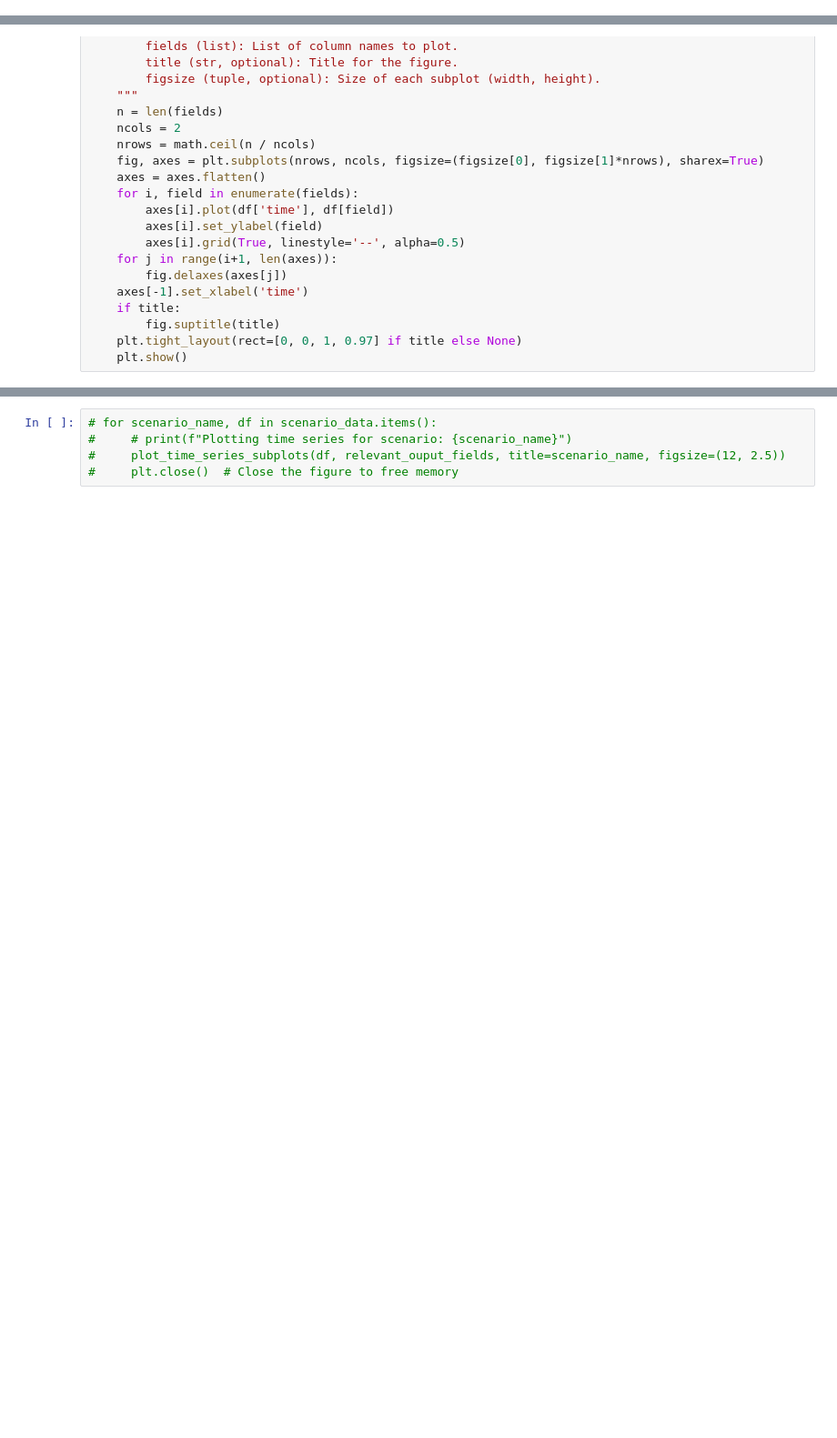
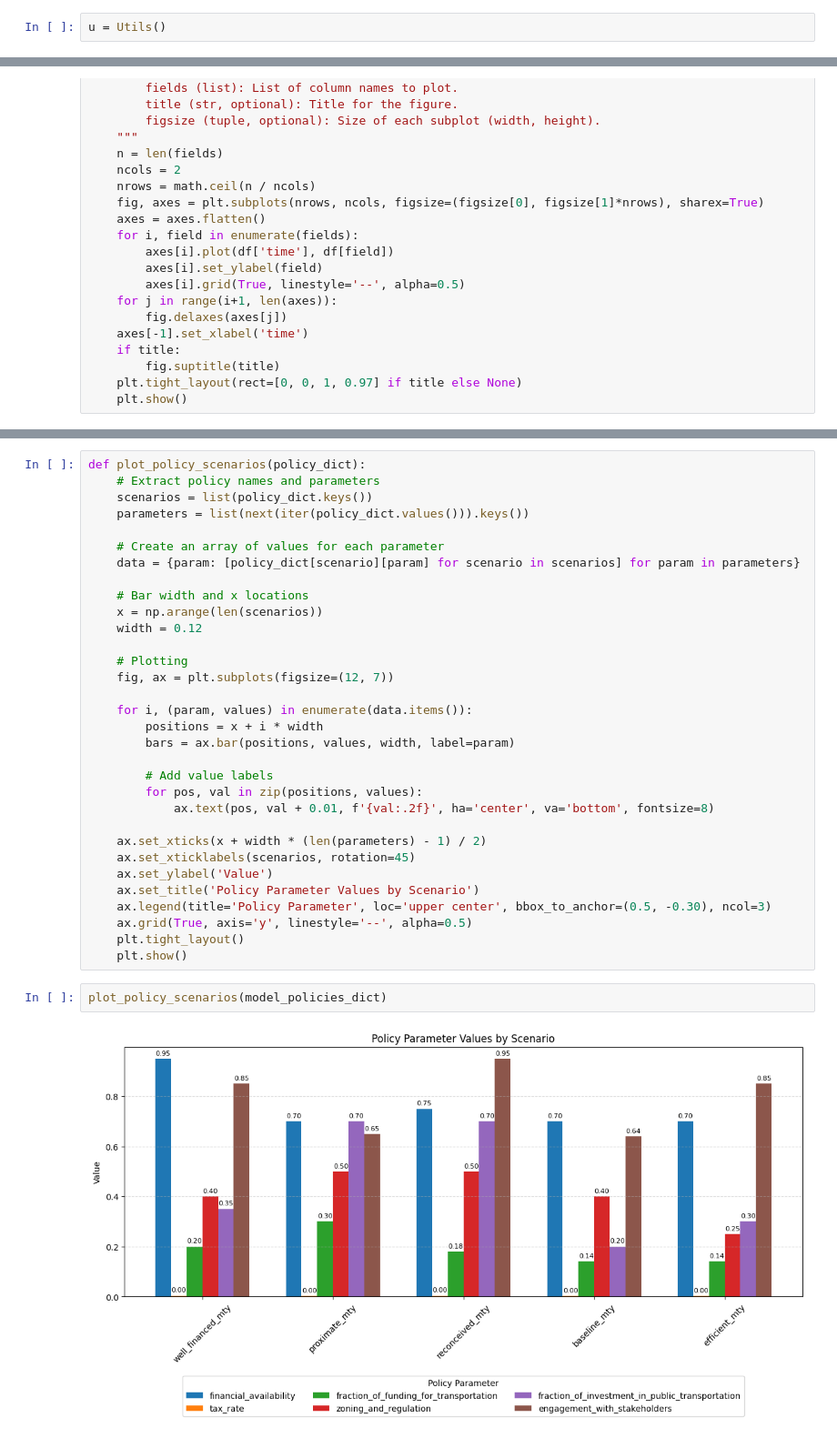
Before and after one commit to JuanRobledo12/housing_sd_model, a Jupyter notebook: sd_model/python_ver/run_scenarios.ipynb, the cells around one changed output, grey strips where cells are left out. Shown at 91% size. Saved outputs shown, nothing was run; the diff lists cells and outputs as text; blank space fills up the shorter version.

```diff
--- a/sd_model/python_ver/run_scenarios.ipynb
+++ b/sd_model/python_ver/run_scenarios.ipynb
@@ -9,3 +14,5 @@ import matplotlib.pyplot as plt
+# %%
+u = Utils()
 # %%
 # Set up paths
 DIR_PATH = os.getcwd()
@@ -130,5 +176,36 @@ plot_time_series_subplots_compare(scenario_data, relevant_ouput_fields)
 # %%
-# for scenario_name, df in scenario_data.items():
-#     # print(f"Plotting time series for scenario: {scenario_name}")
-#     plot_time_series_subplots(df, relevant_ouput_fields, title=scenario_name, figsize=(12, 2.5))
-#     plt.close()  # Close the figure to free memory
+def plot_policy_scenarios(policy_dict):
+    # Extract policy names and parameters
+    scenarios = list(policy_dict.keys())
+    parameters = list(next(iter(policy_dict.values())).keys())
+
+    # Create an array of values for each parameter
+    data = {param: [policy_dict[scenario][param] for scenario in scenarios] for param in parameters}
+
+    # Bar width and x locations
+    x = np.arange(len(scenarios))
+    width = 0.12
+
+    # Plotting
+    fig, ax = plt.subplots(figsize=(12, 7))
+
+    for i, (param, values) in enumerate(data.items()):
+        positions = x + i * width
+        bars = ax.bar(positions, values, width, label=param)
+
+        # Add value labels
+        for pos, val in zip(positions, values):
+            ax.text(pos, val + 0.01, f'{val:.2f}', ha='center', va='bottom', fontsize=8)
+
+    ax.set_xticks(x + width * (len(parameters) - 1) / 2)
+    ax.set_xticklabels(scenarios, rotation=45)
+    ax.set_ylabel('Value')
+    ax.set_title('Policy Parameter Values by Scenario')
+    ax.legend(title='Policy Parameter', loc='upper center', bbox_to_anchor=(0.5, -0.30), ncol=3)
+    ax.grid(True, axis='y', linestyle='--', alpha=0.5)
+    plt.tight_layout()
+    plt.show()
+# %%
+plot_policy_scenarios(model_policies_dict)
+# %% [output]
+[figure, added]
```
Also changed, not shown: parts of 6 cells of this notebook, 4 other files.
